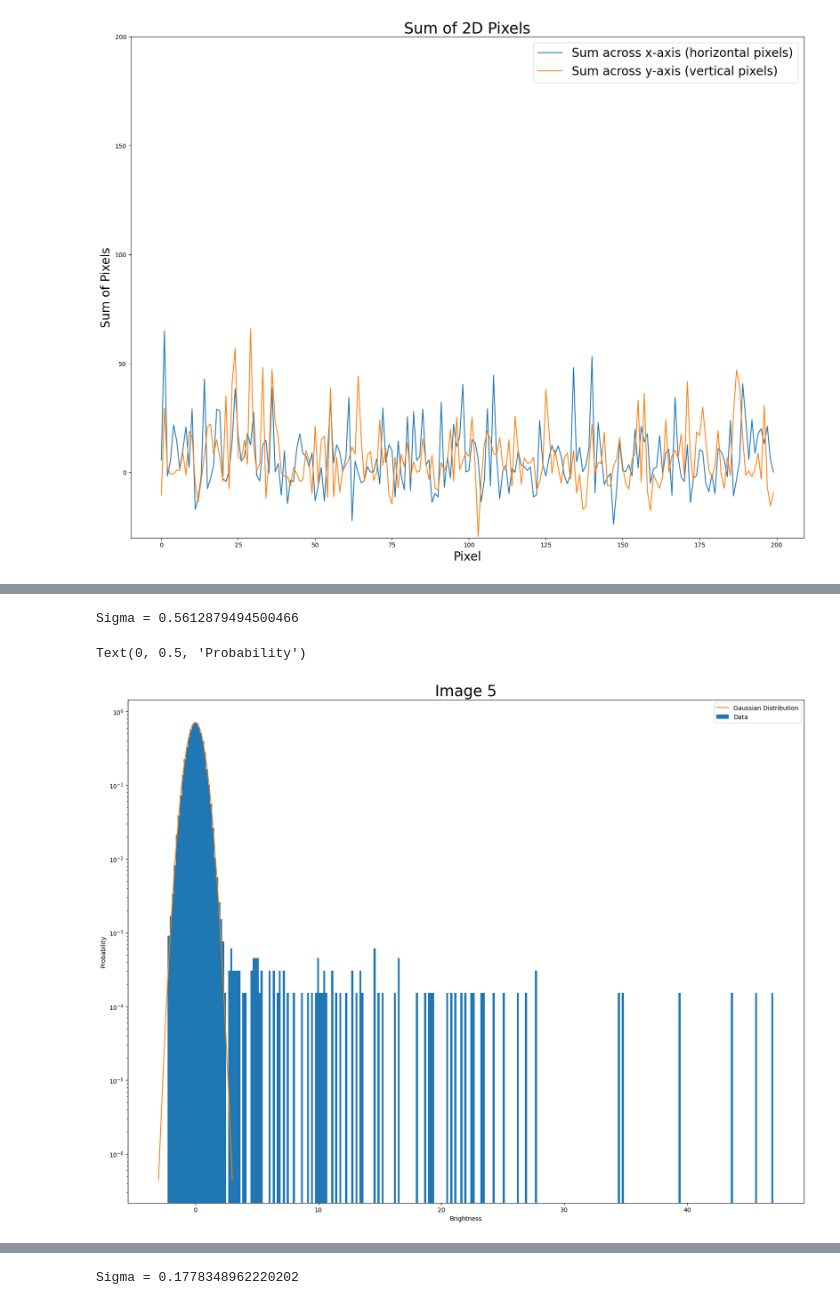
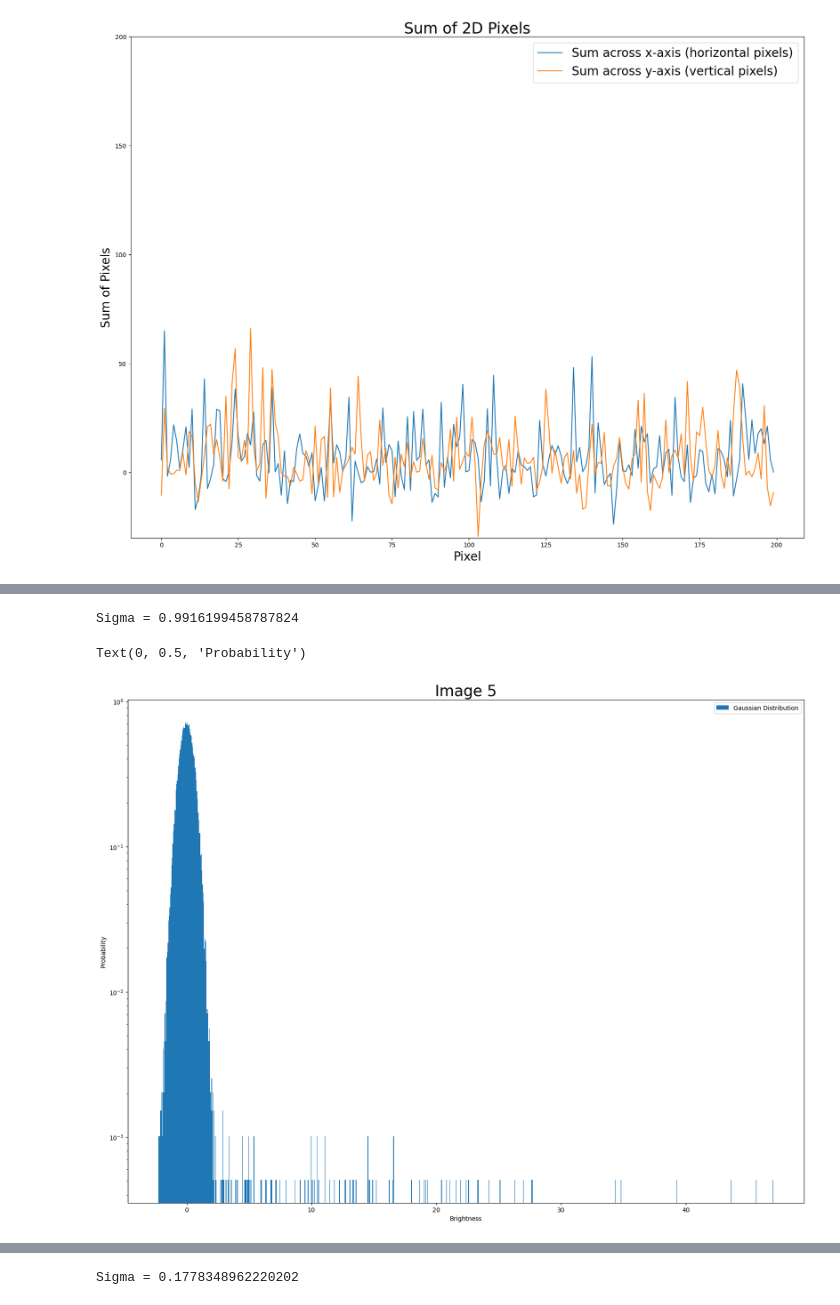
Before and after one commit to AngusHsieh/phys434lab, a Jupyter notebook: Lab 4.ipynb, the cells around one changed output, grey strips where cells are left out. Cells and saved outputs as stored; diff of their text form; code cells hidden in the pictures.

```diff
--- a/Lab 4.ipynb
+++ b/Lab 4.ipynb
@@ -211,21 +213,20 @@ There is definitely signal contamination that causes the fluctuation. Also, the
 # %%
 data5 = imagestack[:,:,4]
-plt.hist(data5.ravel(), bins = 300, density = True)
+plt.hist(data5.ravel(), bins = 1000, density = True)
 mu = 0
-sigma = np.std(data5[data5 < 2]) # Looks like the overall measurements of the Gaussian is within the range of 2 or so
+sigma = np.std(data5)
 print('Sigma = ' + str(sigma))
 x = np.linspace(-3,3,1000)
 d = stats.norm(mu, sigma).pdf(x)
-plt.plot(x, d, alpha = 1)
 plt.yscale('log')
 plt.title('Image 5', fontsize = 25)
 plt.legend(['Gaussian Distribution', 'Data'])
 plt.xlabel('Brightness')
 plt.ylabel('Probability')
 # %% [output]
-Sigma = 0.5612879494500466
+Sigma = 0.9916199458787824
 Text(0, 0.5, 'Probability')
-[figure, old version]
+[figure, new version]
 # %%
 threshold5lower = stats.norm(mu, sigma).ppf(1 - stats.norm.sf(5))
 threshold5upper = stats.norm(mu, sigma).ppf(1 - stats.norm.sf(6))
```
Also changed, not shown: parts of 11 cells of this notebook, 1 other file.
